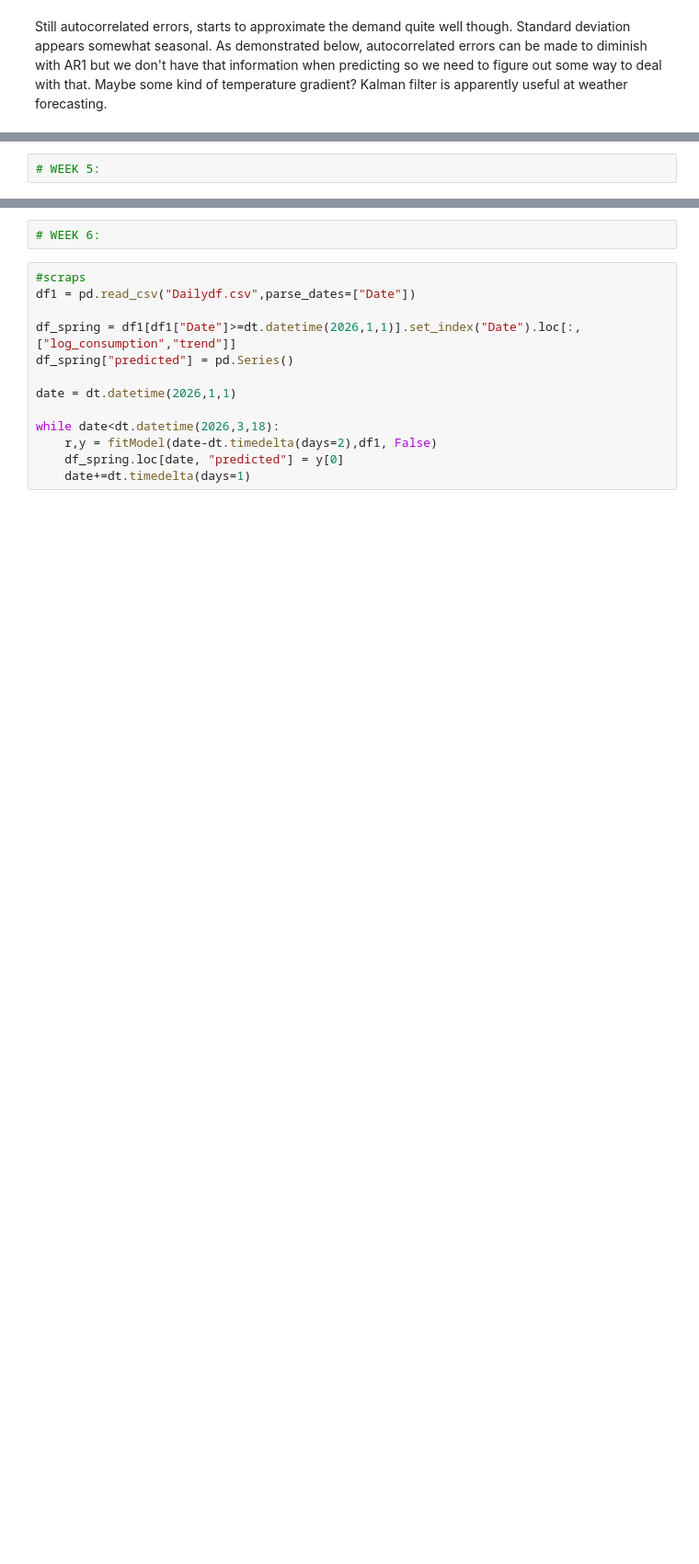
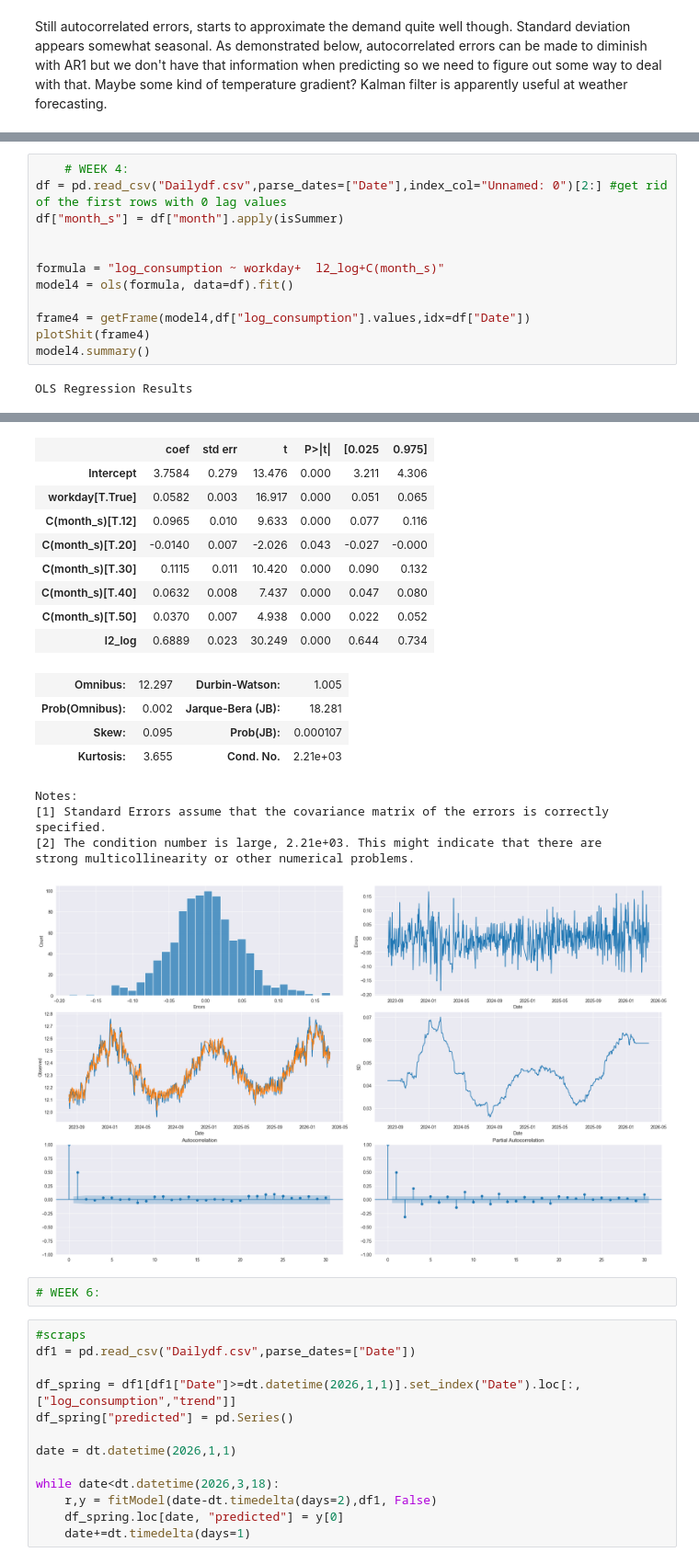
Before and after one commit to Smusts/Demand-Analytics-Project, a Jupyter notebook: Data exploration.ipynb, the cells around one changed output, grey strips where cells are left out. Shown at 92% size. Drawn from its saved outputs; the diff is of its cells as text; blank space fills up the shorter version.

```diff
--- a/Data exploration.ipynb
+++ b/Data exploration.ipynb
@@ -346,2 +312,14 @@ strong multicollinearity or other numerical problems.
 # %%
-# WEEK 5:
+    # WEEK 4:
+df = pd.read_csv("Dailydf.csv",parse_dates=["Date"],index_col="Unnamed: 0")[2:] #get rid of the first rows with 0 lag values
+df["month_s"] = df["month"].apply(isSummer)
+
+
+formula = "log_consumption ~ workday+  l2_log+C(month_s)"
+model4 = ols(formula, data=df).fit()
+
+frame4 = getFrame(model4,df["log_consumption"].values,idx=df["Date"])
+plotShit(frame4)
+model4.summary()
+# %% [output]
+OLS Regression Results
@@ -348,3 +335,21 @@ strong multicollinearity or other numerical problems.
+|  | coef | std err | t | P>|t| | [0.025 | 0.975] |
+| Intercept | 3.7584 | 0.279 | 13.476 | 0.000 | 3.211 | 4.306 |
+| workday[T.True] | 0.0582 | 0.003 | 16.917 | 0.000 | 0.051 | 0.065 |
+| C(month_s)[T.12] | 0.0965 | 0.010 | 9.633 | 0.000 | 0.077 | 0.116 |
+| C(month_s)[T.20] | -0.0140 | 0.007 | -2.026 | 0.043 | -0.027 | -0.000 |
+| C(month_s)[T.30] | 0.1115 | 0.011 | 10.420 | 0.000 | 0.090 | 0.132 |
+| C(month_s)[T.40] | 0.0632 | 0.008 | 7.437 | 0.000 | 0.047 | 0.080 |
+| C(month_s)[T.50] | 0.0370 | 0.007 | 4.938 | 0.000 | 0.022 | 0.052 |
+| l2_log | 0.6889 | 0.023 | 30.249 | 0.000 | 0.644 | 0.734 |
+| Omnibus: | 12.297 | Durbin-Watson: | 1.005 |
+| Prob(Omnibus): | 0.002 | Jarque-Bera (JB): | 18.281 |
+| Skew: | 0.095 | Prob(JB): | 0.000107 |
+| Kurtosis: | 3.655 | Cond. No. | 2.21e+03 |
+Notes:
+[1] Standard Errors assume that the covariance matrix of the errors is correctly specified.
+[2] The condition number is large, 2.21e+03. This might indicate that there are
+strong multicollinearity or other numerical problems.
+[figure, added]
 # %%
 # WEEK 6:
 # %%
```
Also changed, not shown: parts of 10 cells of this notebook, 3 other files.
